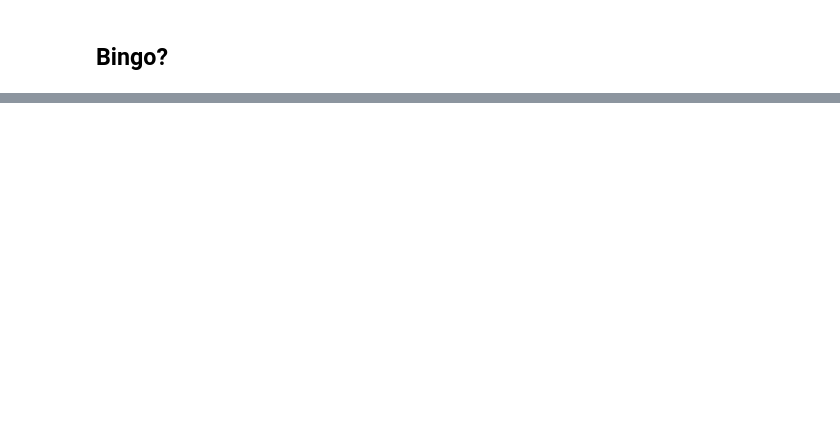
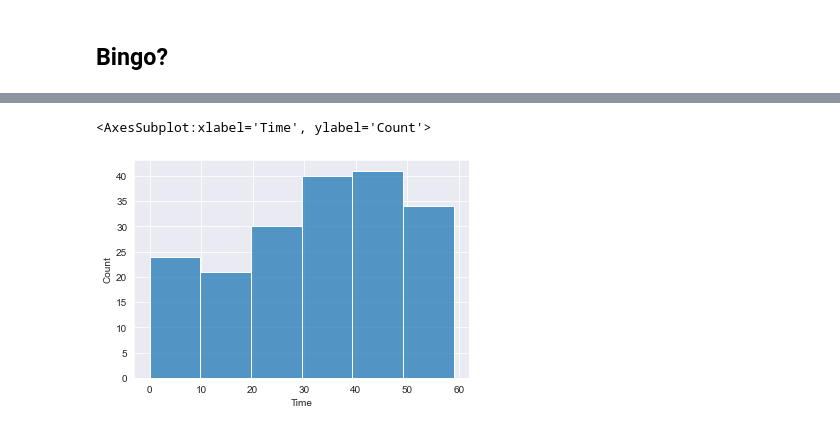
Before and after one commit to liamhbyrne/ParkrunBingo, a Jupyter notebook: demo.ipynb, the cells around one changed output, grey strips where cells are left out. Drawn from its saved outputs; the diff is of its cells as text; code cells hidden in the pictures; blank space fills up the shorter version.

```diff
--- a/demo.ipynb
+++ b/demo.ipynb
@@ -62,0 +113,5 @@ df.head()
+# %%
+sns.histplot(bingo_df["Time"], bins=6)
+# %% [output]
+<AxesSubplot:xlabel='Time', ylabel='Count'>
+[figure, added]
```
Also changed, not shown: parts of 10 cells of this notebook, 1 other file.
